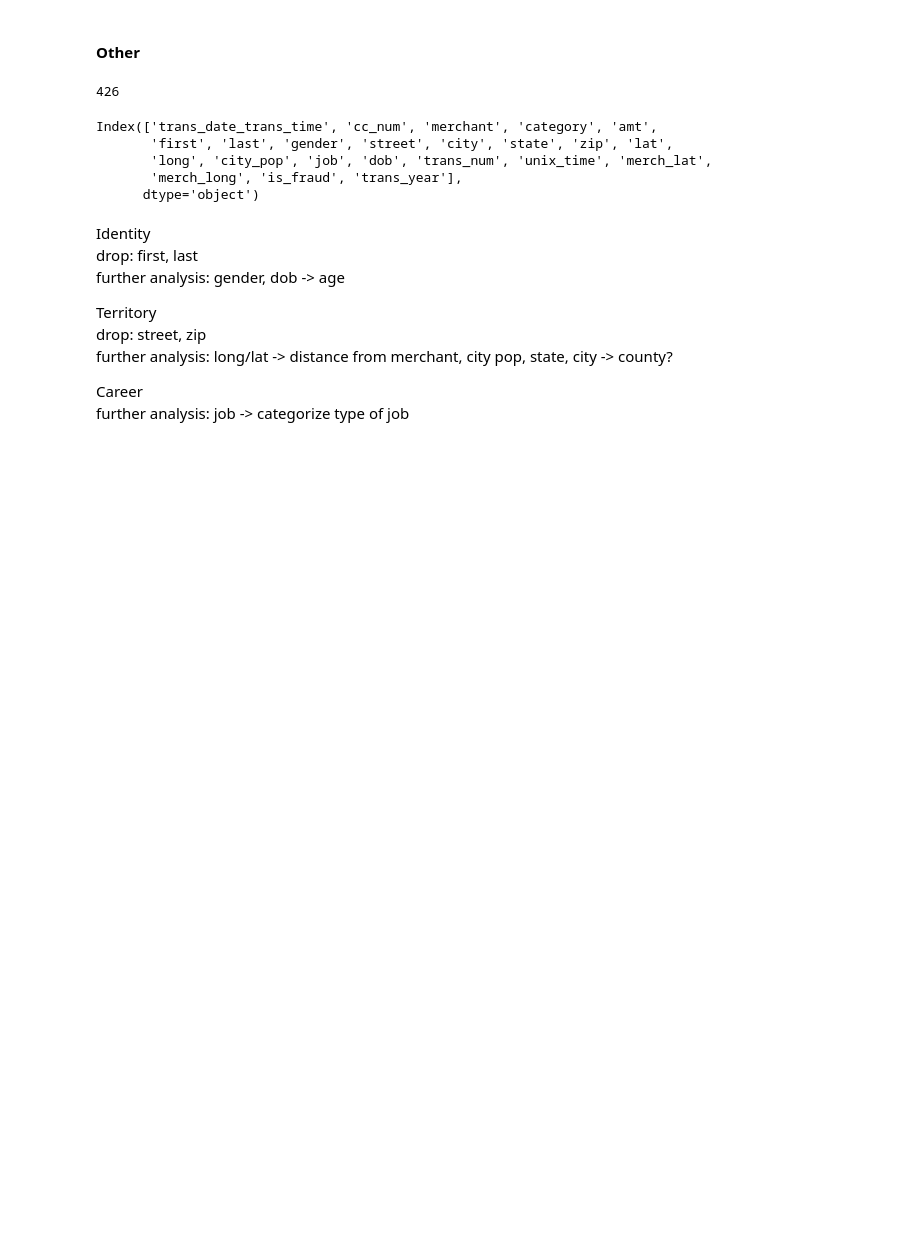
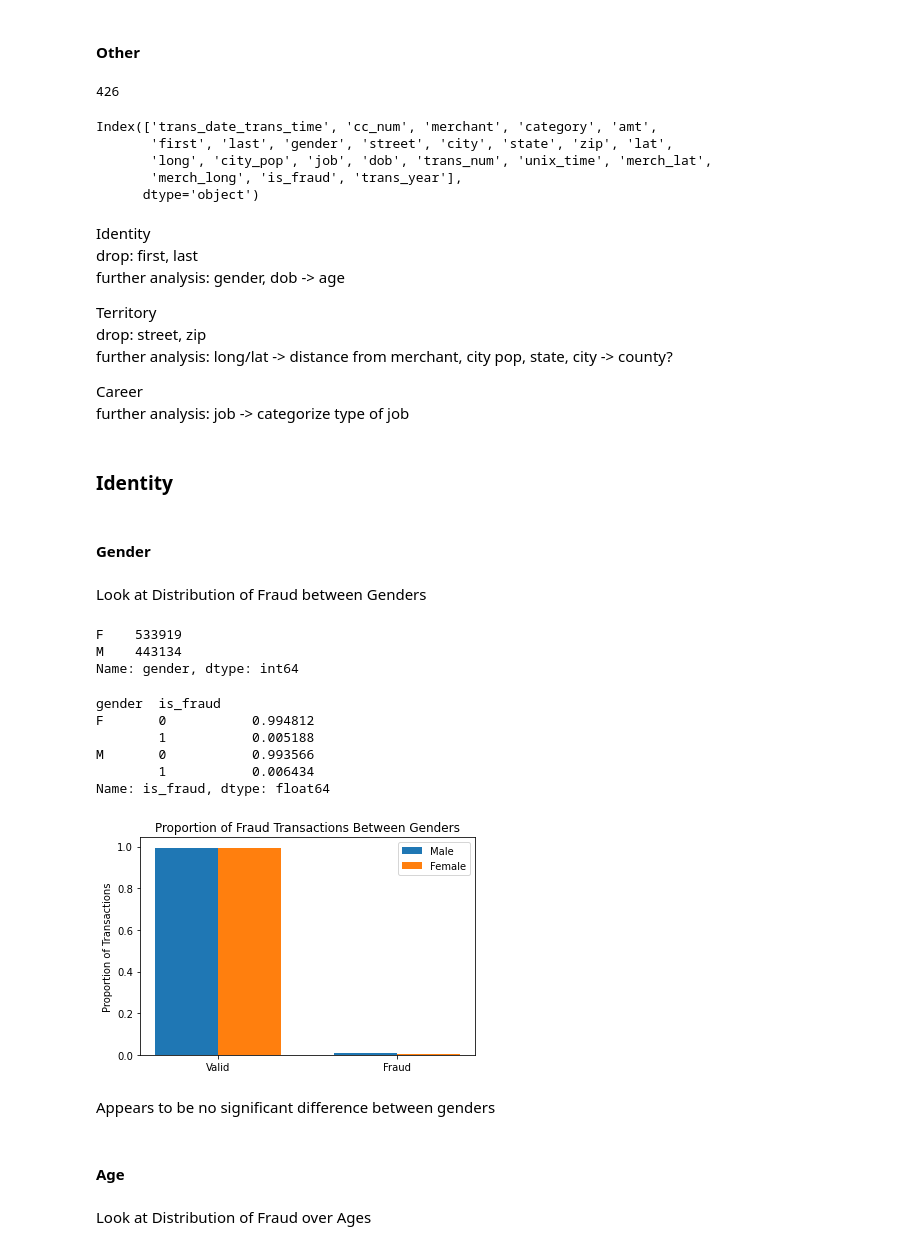
Before and after one commit to anabellafalk/cc_fraud_detection, a Jupyter notebook: eda.ipynb, the cells around one changed output. Saved outputs shown, nothing was run; the diff lists cells and outputs as text; code cells hidden in the pictures; blank space fills up the shorter version.

Commit message:
Observed impact of identity

```diff
--- a/eda.ipynb
+++ b/eda.ipynb
@@ -340,3 +341,50 @@ Territory \
 
 Career \
     further analysis: job -> categorize type of job
+# %% [markdown]
+### Identity
+# %% [markdown]
+#### Gender
+# %% [markdown]
+Look at Distribution of Fraud between Genders
+# %%
+count_gender = dat_tr['gender'].value_counts()
+count_gender
+# %% [output]
+F    533919
+M    443134
+Name: gender, dtype: int64
+# %%
+fraud_gender = dat_tr.groupby('gender')['is_fraud'].value_counts(normalize = True)
+fraud_gender
+# %% [output]
+gender  is_fraud
+F       0           0.994812
+        1           0.005188
+M       0           0.993566
+        1           0.006434
+Name: is_fraud, dtype: float64
+# %%
+x = np.arange(2)  # the label locations
+width = 0.35  # the width of the bars
+
+fig, ax = plt.subplots()
+rects1 = ax.bar(x - width/2, fraud_gender[2:], width, label='Male')
+rects2 = ax.bar(x + width/2, fraud_gender[:2], width, label='Female')
+
+# Add some text for labels, title and custom x-axis tick labels, etc.
+ax.set_ylabel('Proportion of Transactions')
+ax.set_title('Proportion of Fraud Transactions Between Genders')
+ax.set_xticks(x)
+ax.set_xticklabels(['Valid', 'Fraud'])
+ax.legend()
+
+plt.show()
+# %% [output]
+[figure, added]
+# %% [markdown]
+Appears to be no significant difference between genders
+# %% [markdown]
+#### Age
+# %% [markdown]
+Look at Distribution of Fraud over Ages
```
Also changed, not shown: parts of 11 cells of this notebook.
